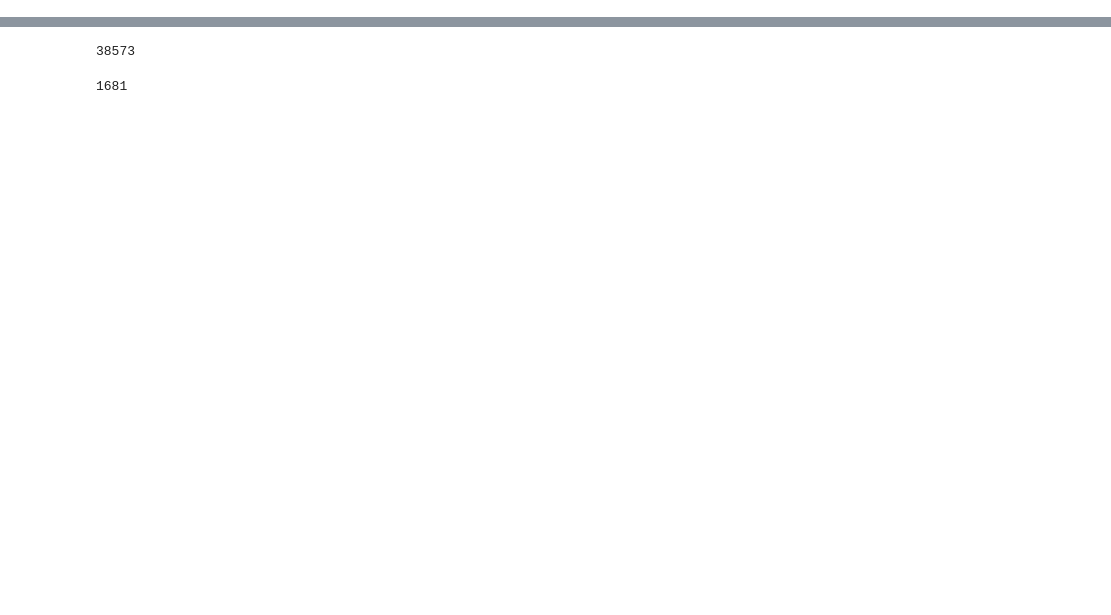
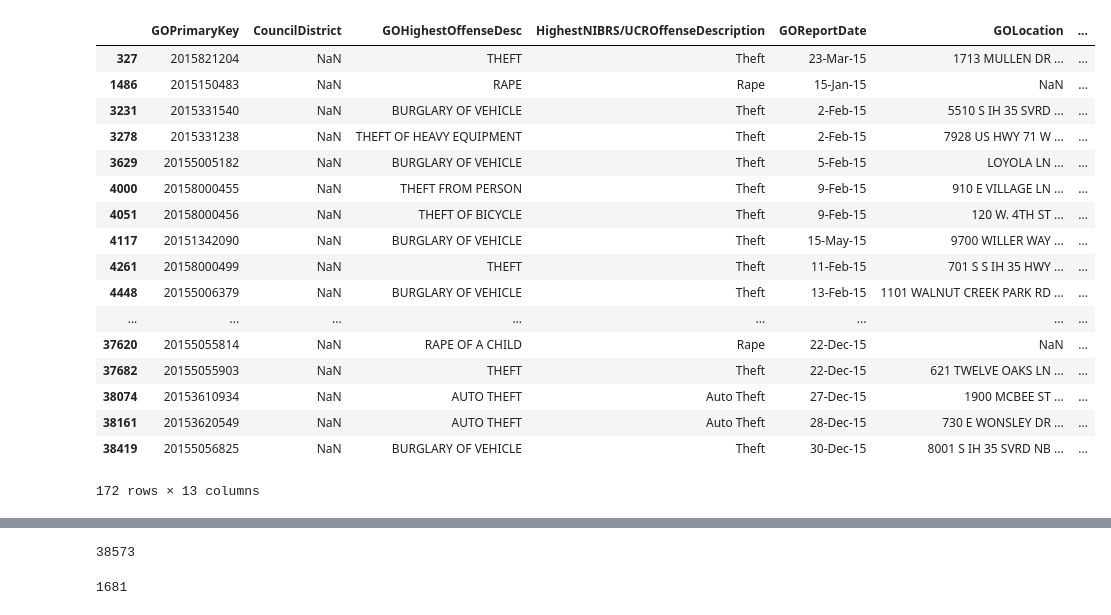
Before and after one commit to MikaArmenta/IPPPFinalProject_Abbott_Lovins_Armenta, a Jupyter notebook: Final/Austin/Austin_cleaning.ipynb, the cells around one changed output, grey strips where cells are left out. Drawn from its saved outputs; the diff is of its cells as text; code cells hidden in the pictures; blank space fills up the shorter version.

Commit message:
Austin cleaning update

```diff
--- a/Final/Austin/Austin_cleaning.ipynb
+++ b/Final/Austin/Austin_cleaning.ipynb
@@ -1,8 +1,8 @@
 # %%
 import pandas as pd
 
-AustinAnnual = pd.read_csv('Austin_Annual_Crime_Dataset_2015.csv')
-Austin_UF2015= pd.read_csv("Austin_UF_R2R_2015.csv")
+AAnn = pd.read_csv('Austin_Annual_Crime_Dataset_2015.csv')
+AUF2015= pd.read_csv("Austin_UF_R2R_2015.csv")
 
 #When writing actual script, need to 'within line in open(...) and call directly from internet.
 # %%
@@ -69,0 +20,7 @@ print(Dict)
+# %%
+#Removing white space from AUF2015 and AAnn keys.
+
+AUF2015.columns = AUF2015.columns.str.replace('\s+','')
+AUF2015.keys()
+AAnn.columns = AAnn.columns.str.replace('\s+','')
+AAnn.keys()
@@ -69,0 +170,22 @@ print(Dict)
+# %%
+nan_rows = AAnn[AAnn['CouncilDistrict'].isnull()]
+nan_rows
+# %% [output]
+|  | GOPrimaryKey | CouncilDistrict | GOHighestOffenseDesc | HighestNIBRS/UCROffenseDescription | GOReportDate | GOLocation | ... |
+| 327 | 2015821204 | NaN | THEFT | Theft | 23-Mar-15 | 1713 MULLEN DR ... | ... |
+| 1486 | 2015150483 | NaN | RAPE | Rape | 15-Jan-15 | NaN | ... |
+| 3231 | 2015331540 | NaN | BURGLARY OF VEHICLE | Theft | 2-Feb-15 | 5510 S IH 35 SVRD ... | ... |
+| 3278 | 2015331238 | NaN | THEFT OF HEAVY EQUIPMENT | Theft | 2-Feb-15 | 7928 US HWY 71 W ... | ... |
+| 3629 | 20155005182 | NaN | BURGLARY OF VEHICLE | Theft | 5-Feb-15 | LOYOLA LN ... | ... |
+| 4000 | 20158000455 | NaN | THEFT FROM PERSON | Theft | 9-Feb-15 | 910 E VILLAGE LN ... | ... |
+| 4051 | 20158000456 | NaN | THEFT OF BICYCLE | Theft | 9-Feb-15 | 120 W. 4TH ST ... | ... |
+| 4117 | 20151342090 | NaN | BURGLARY OF VEHICLE | Theft | 15-May-15 | 9700 WILLER WAY ... | ... |
+| 4261 | 20158000499 | NaN | THEFT | Theft | 11-Feb-15 | 701 S S IH 35 HWY ... | ... |
+| 4448 | 20155006379 | NaN | BURGLARY OF VEHICLE | Theft | 13-Feb-15 | 1101 WALNUT CREEK PARK RD ... | ... |
+| ... | ... | ... | ... | ... | ... | ... | ... |
+| 37620 | 20155055814 | NaN | RAPE OF A CHILD | Rape | 22-Dec-15 | NaN | ... |
+| 37682 | 20155055903 | NaN | THEFT | Theft | 22-Dec-15 | 621 TWELVE OAKS LN ... | ... |
+| 38074 | 20153610934 | NaN | AUTO THEFT | Auto Theft | 27-Dec-15 | 1900 MCBEE ST ... | ... |
+| 38161 | 20153620549 | NaN | AUTO THEFT | Auto Theft | 28-Dec-15 | 730 E WONSLEY DR ... | ... |
+| 38419 | 20155056825 | NaN | BURGLARY OF VEHICLE | Theft | 30-Dec-15 | 8001 S IH 35 SVRD NB ... | ... |
+172 rows × 13 columns
```
Also changed, not shown: parts of 22 cells of this notebook.
